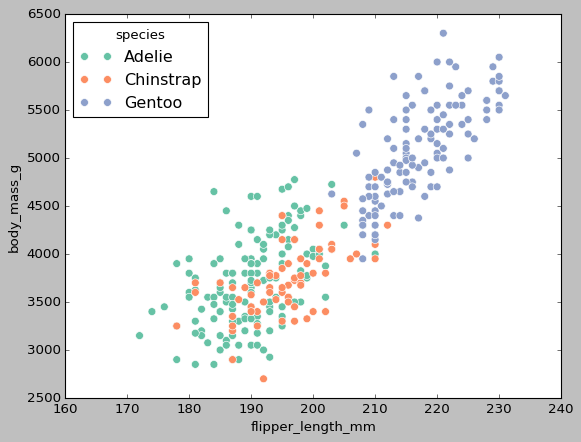
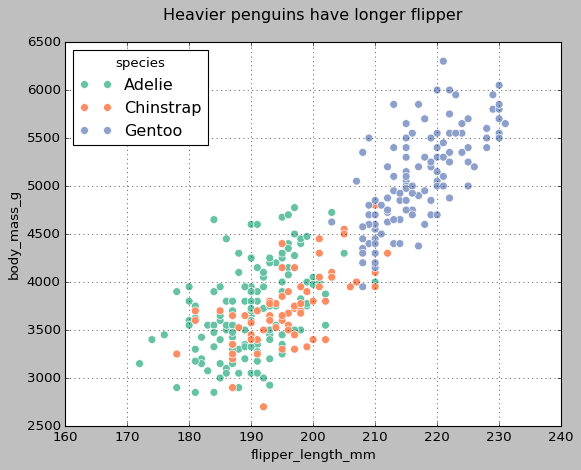
The change to this notebook cell's code, shown as a diff; its figure went from the first image to the second:
--- before
+++ after
@@ -8,3 +8,7 @@
   s=50
 )
+ax.set_title("Heavier penguins have longer flipper", pad=20)
+ax.grid(True)
+
+
 ax.legend(title="species", loc="upper left")

Commit: add reasoning for why chose the chart i chose and add grid for easy readability